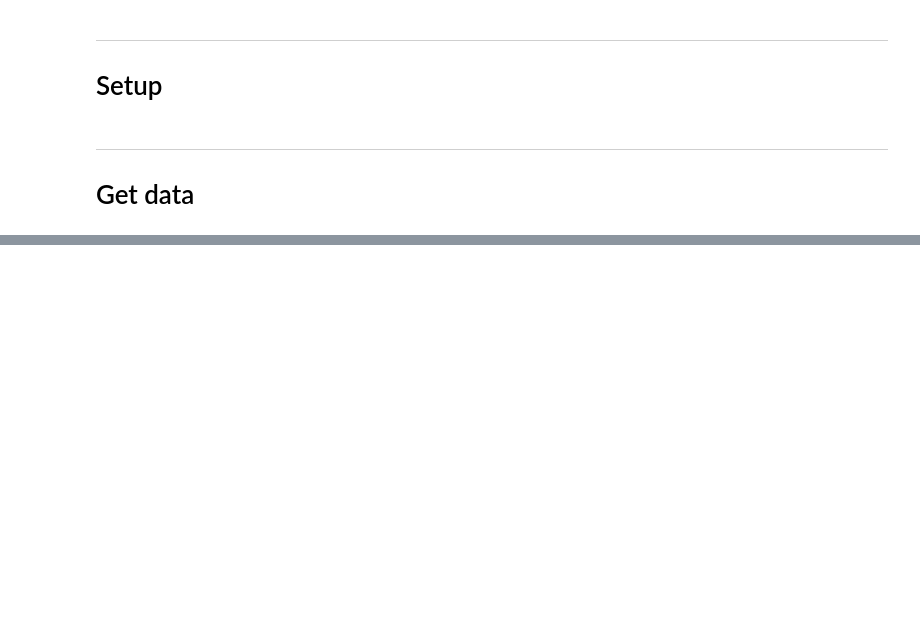
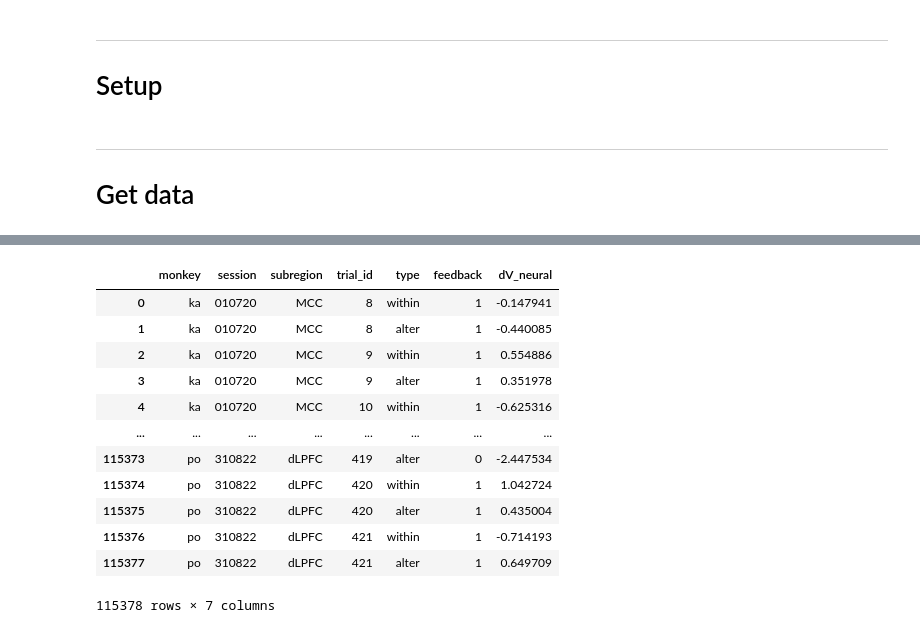
Before and after one commit to ungzs1/popy_05, a Jupyter notebook: notebooks/population_decoding/neural_value_across_target_all_results.ipynb, the cells around one changed output, grey strips where cells are left out. Saved outputs shown, nothing was run; the diff lists cells and outputs as text; code cells hidden in the pictures; blank space fills up the shorter version.

```diff
--- a/notebooks/population_decoding/neural_value_across_target_all_results.ipynb
+++ b/notebooks/population_decoding/neural_value_across_target_all_results.ipynb
@@ -136,0 +334,22 @@ results_df
+# %%
+# Get data
+res = get_data()
+res = merge_alter_values(res)
+
+# normalize dV_neural within each monkey, session, subregion
+res[f'dV_neural'] = res.groupby(['monkey', 'session', 'subregion'])[f'dV_neural'].transform(lambda x: (x - x.mean()) / x.std())
+res
+# %% [output]
+|  | monkey | session | subregion | trial_id | type | feedback | dV_neural |
+| 0 | ka | 010720 | MCC | 8 | within | 1 | -0.147941 |
+| 1 | ka | 010720 | MCC | 8 | alter | 1 | -0.440085 |
+| 2 | ka | 010720 | MCC | 9 | within | 1 | 0.554886 |
+| 3 | ka | 010720 | MCC | 9 | alter | 1 | 0.351978 |
+| 4 | ka | 010720 | MCC | 10 | within | 1 | -0.625316 |
+| ... | ... | ... | ... | ... | ... | ... | ... |
+| 115373 | po | 310822 | dLPFC | 419 | alter | 0 | -2.447534 |
+| 115374 | po | 310822 | dLPFC | 420 | within | 1 | 1.042724 |
+| 115375 | po | 310822 | dLPFC | 420 | alter | 1 | 0.435004 |
+| 115376 | po | 310822 | dLPFC | 421 | within | 1 | -0.714193 |
+| 115377 | po | 310822 | dLPFC | 421 | alter | 1 | 0.649709 |
+115378 rows × 7 columns
```
Also changed, not shown: parts of 18 cells of this notebook, 16 other files.
